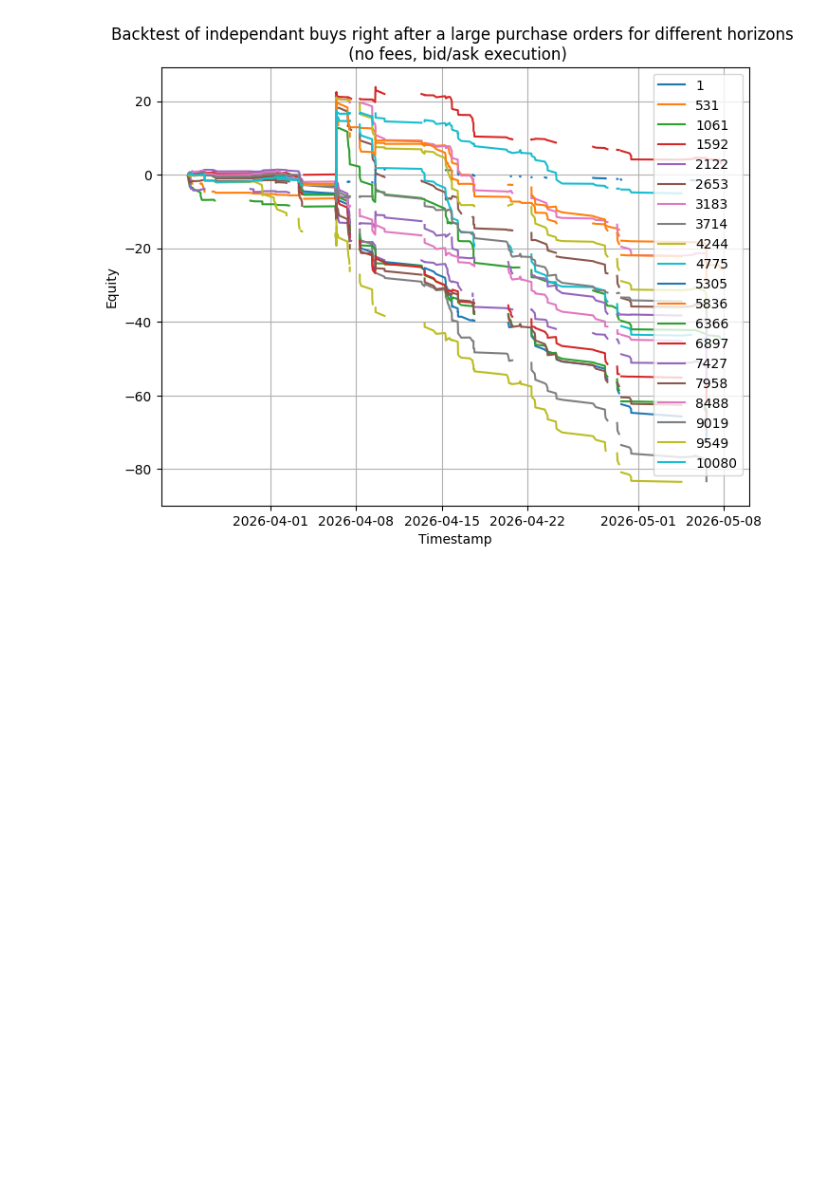
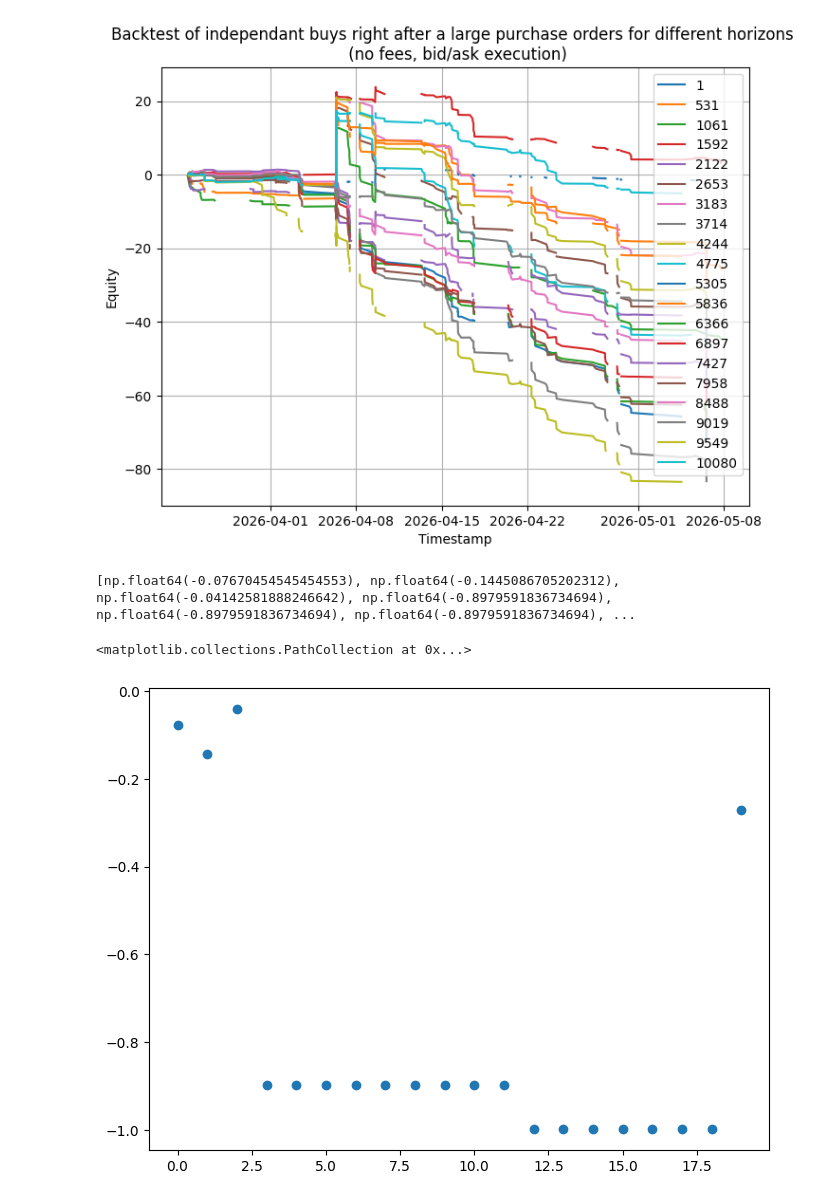
Before and after one commit to SigmaFlowX/Sber-Moex-Options, a Jupyter notebook: notebooks/large_orders_analysis.ipynb, the cells around one changed output. Drawn from its saved outputs; the diff is of its cells as text; code cells hidden in the pictures; blank space fills up the shorter version.

Commit message:
started working on returns graph

```diff
--- a/notebooks/large_orders_analysis.ipynb
+++ b/notebooks/large_orders_analysis.ipynb
@@ -327,3 +327,16 @@ plt.ylabel("Equity")
 # %% [output]
 Text(0, 0.5, 'Equity')
 [figure]
+# %%
+total_returns = []
+for h in horizons:
+    total_return = backtest_df.dropna(subset=[f'bid_ask_return_{h}']).iloc[-1][f'bid_ask_return_{h}']
+    total_returns.append(total_return)
+
+print(total_returns)
+fig = plt.figure(figsize = (8, 6))
+plt.scatter(range(len(horizons)), total_returns)
+# %% [output]
+[np.float64(-0.07670454545454553), np.float64(-0.1445086705202312), np.float64(-0.04142581888246642), np.float64(-0.8979591836734694), np.float64(-0.8979591836734694), np.float64(-0.8979591836734694), ...
+<matplotlib.collections.PathCollection at 0x...>
+[figure, added]
```
